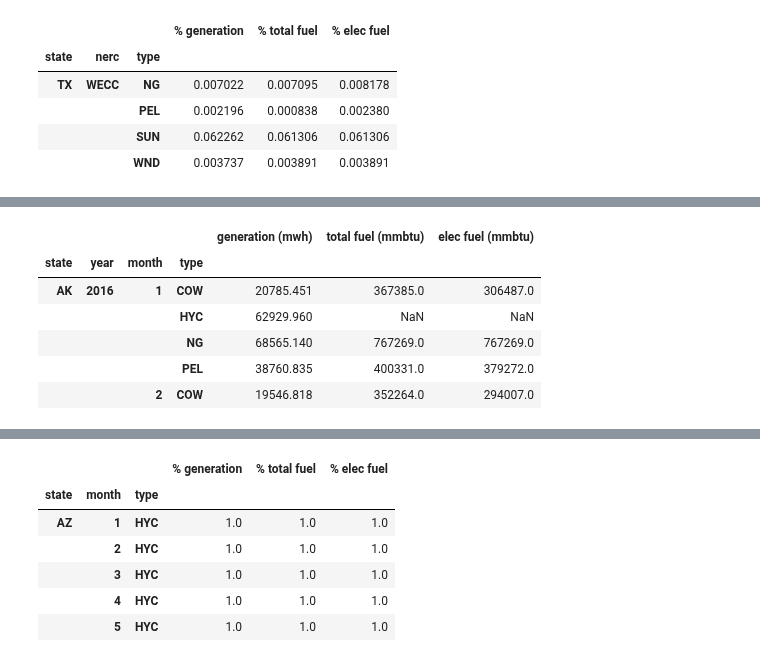
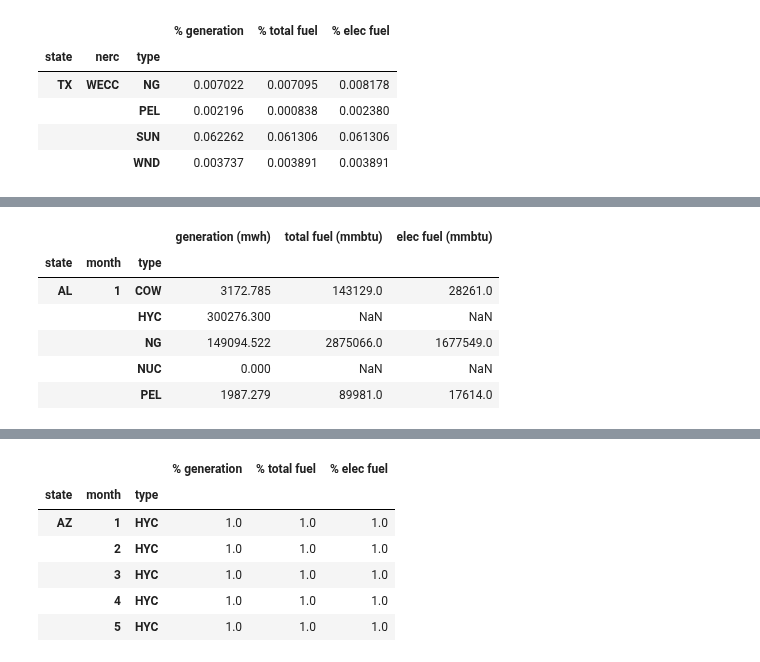
Before and after one commit to gschivley/carbon-index, a Jupyter notebook: Notebooks/Test functions.ipynb, the cells around one changed output, grey strips where cells are left out. Saved outputs shown, nothing was run; the diff lists cells and outputs as text; code cells hidden in the pictures.

```diff
--- a/Notebooks/Test functions.ipynb
+++ b/Notebooks/Test functions.ipynb
@@ -446,8 +485,6 @@ nerc_frac_match = {'% generation': 'generation (mwh)',
 # %%
 path = join(cwd, '..', 'Data storage', 'EIA state-level gen fuel CO2.csv')
 
-state_total = pd.read_csv(path)
+state_total = pd.read_csv(path, parse_dates=['datetime'])
 # %%
 rename_cols(state_total)
-# %%
-state_total['state'] = state_total['geography'].str[-2:]
@@ -454,3 +518,8 @@ state_total['state'] = state_total['geography'].str[-2:]
+# %%
+state_total['state'] = state_total['series_id'].str.split('-').str[1]
+state_total['type'] = (state_total['series_id'].str.split('-').str[0].str.split('.').str[-1])
+state_total['year'] = state_total['datetime'].dt.year
+state_total['month'] = state_total['datetime'].dt.month
 # %%
 state_total.head()
 # %% [output]
@@ -525,3 +616,6 @@ nerc_fractions.loc[idx['TX', 'WECC', :], :].tail()
 |  |  | PEL | 0.002196 | 0.000838 | 0.002380 |
 |  |  | SUN | 0.062262 | 0.061306 | 0.061306 |
 |  |  | WND | 0.003737 | 0.003891 | 0.003891 |
+# %%
+state_extra.sort_index(inplace=True)
+state_extra.head()
@@ -528,11 +630,11 @@ nerc_fractions.loc[idx['TX', 'WECC', :], :].tail()
 # %%
-state_extra.loc[idx[:, 2016, :, :], :].head()
+state_extra.loc[2016, :].head()
 # %% [output]
-|  |  |  |  | generation (mwh) | total fuel (mmbtu) | elec fuel (mmbtu) |
-| state | year | month | type |  |  |  |
-| AK | 2016 | 1 | COW | 20785.451 | 367385.0 | 306487.0 |
-|  |  |  | HYC | 62929.960 | NaN | NaN |
-|  |  |  | NG | 68565.140 | 767269.0 | 767269.0 |
-|  |  |  | PEL | 38760.835 | 400331.0 | 379272.0 |
-|  |  | 2 | COW | 19546.818 | 352264.0 | 294007.0 |
+|  |  |  | generation (mwh) | total fuel (mmbtu) | elec fuel (mmbtu) |
+| state | month | type |  |  |  |
+| AL | 1 | COW | 3172.785 | 143129.0 | 28261.0 |
+|  |  | HYC | 300276.300 | NaN | NaN |
+|  |  | NG | 149094.522 | 2875066.0 | 1677549.0 |
+|  |  | NUC | 0.000 | NaN | NaN |
+|  |  | PEL | 1987.279 | 89981.0 | 17614.0 |
 # %%
```
Also changed, not shown: parts of 43 cells of this notebook.
